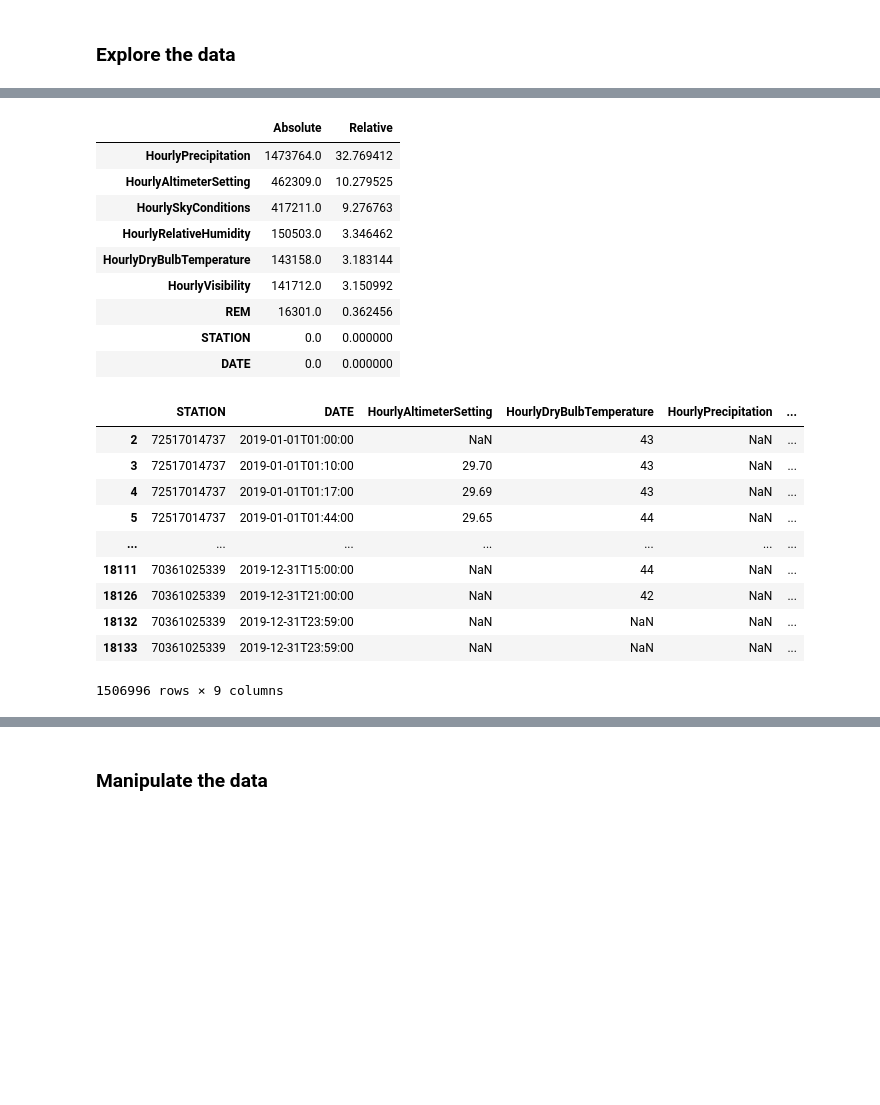
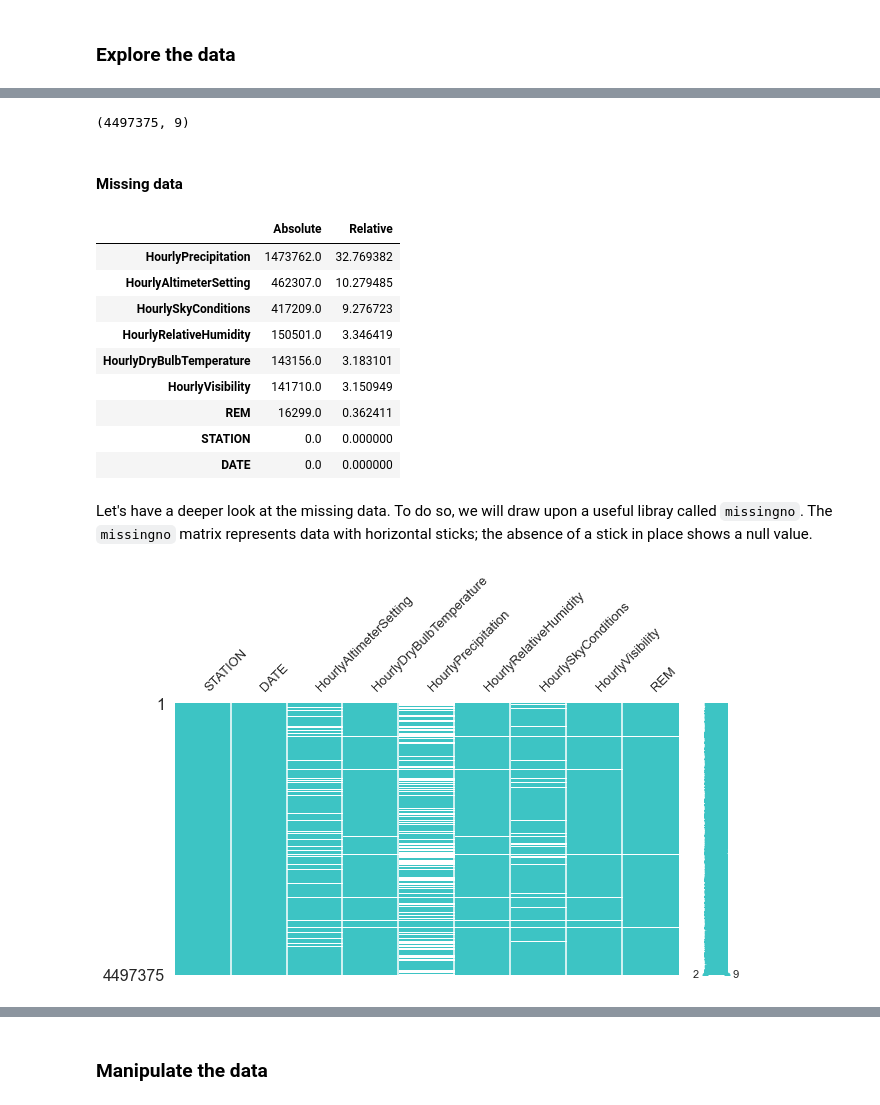
Before and after one commit to malonsol/TFM_KSchool, a Jupyter notebook: EDA/DELAY/LCD_DataPreparation.ipynb, the cells around one changed output, grey strips where cells are left out. Saved outputs shown, nothing was run; the diff lists cells and outputs as text; code cells hidden in the pictures; blank space fills up the shorter version.

```diff
--- a/EDA/DELAY/LCD_DataPreparation.ipynb
+++ b/EDA/DELAY/LCD_DataPreparation.ipynb
@@ -356,2 +340,12 @@ No file has been generated (previous one remains).
+# %%
+csv_path = os.path.join(root,
+                        "Output_Data",
+                        "NOAA",
+                        "LCD_AllStations",
+                        "LCD_all_preprocessed.csv")
+
+LCD = pd.read_csv(csv_path,
+                  encoding='latin1',
+                  low_memory = False) # This will prevent from auto-dtypes
 # %% [markdown]
 ### Explore the data
@@ -388,0 +357,4 @@ REM : 4481060 unique values
+# %%
+# Check complete duplicates:
+duplicateRowsLCD = LCD[LCD.duplicated()]
+duplicateRowsLCD
@@ -389,3 +367,10 @@ REM : 4481060 unique values
+# %%
+LCD.drop(duplicateRowsLCD.index, axis=0, inplace=True)
+LCD.shape
+# %% [output]
+(4497375, 9)
+# %% [markdown]
+#### Missing data
 # %%
 # Absolute & Relative frequency of missing values by column:
 pd.set_option('display.max_rows', LCD.shape[1])
@@ -393,29 +378,12 @@ missing = pd.DataFrame([LCD.isna().sum(), LCD.isna().sum() / len(LCD) * 100], in
 missing
 # %% [output]
 |  | Absolute | Relative |
-| HourlyPrecipitation | 1473764.0 | 32.769412 |
-| HourlyAltimeterSetting | 462309.0 | 10.279525 |
-| HourlySkyConditions | 417211.0 | 9.276763 |
-| HourlyRelativeHumidity | 150503.0 | 3.346462 |
-| HourlyDryBulbTemperature | 143158.0 | 3.183144 |
-| HourlyVisibility | 141712.0 | 3.150992 |
-| REM | 16301.0 | 0.362456 |
+| HourlyPrecipitation | 1473762.0 | 32.769382 |
+| HourlyAltimeterSetting | 462307.0 | 10.279485 |
+| HourlySkyConditions | 417209.0 | 9.276723 |
+| HourlyRelativeHumidity | 150501.0 | 3.346419 |
+| HourlyDryBulbTemperature | 143156.0 | 3.183101 |
+| HourlyVisibility | 141710.0 | 3.150949 |
+| REM | 16299.0 | 0.362411 |
 | STATION | 0.0 | 0.000000 |
 | DATE | 0.0 | 0.000000 |
-# %%
-# Quick approach → check how many rows contain empty values to see if directly dropping them would be feasible:
-
-# Check which rows have at least 1 NaN:
-LCD[LCD.isna().any(axis=1)]
-# %% [output]
-|  | STATION | DATE | HourlyAltimeterSetting | HourlyDryBulbTemperature | HourlyPrecipitation | ... |
-| 2 | 72517014737 | 2019-01-01T01:00:00 | NaN | 43 | NaN | ... |
-| 3 | 72517014737 | 2019-01-01T01:10:00 | 29.70 | 43 | NaN | ... |
-| 4 | 72517014737 | 2019-01-01T01:17:00 | 29.69 | 43 | NaN | ... |
-| 5 | 72517014737 | 2019-01-01T01:44:00 | 29.65 | 44 | NaN | ... |
-| ... | ... | ... | ... | ... | ... | ... |
-| 18111 | 70361025339 | 2019-12-31T15:00:00 | NaN | 44 | NaN | ... |
-| 18126 | 70361025339 | 2019-12-31T21:00:00 | NaN | 42 | NaN | ... |
-| 18132 | 70361025339 | 2019-12-31T23:59:00 | NaN | NaN | NaN | ... |
-| 18133 | 70361025339 | 2019-12-31T23:59:00 | NaN | NaN | NaN | ... |
-1506996 rows × 9 columns
@@ -433,0 +390,9 @@ prof.to_file(report_name)
+# %% [markdown]
+Let's have a deeper look at the missing data. To do so, we will draw upon a useful libray called `missingno`.
+The `missingno` matrix represents data with horizontal sticks; the absence of a stick in place shows a null value.
+# %%
+import missingno as msno
+
+msno.matrix(LCD, figsize=(10, 5), color=(0.24, 0.77, 0.77), fontsize=13);
+# %% [output]
+[figure, added]
```
Also changed, not shown: parts of 51 cells of this notebook.
